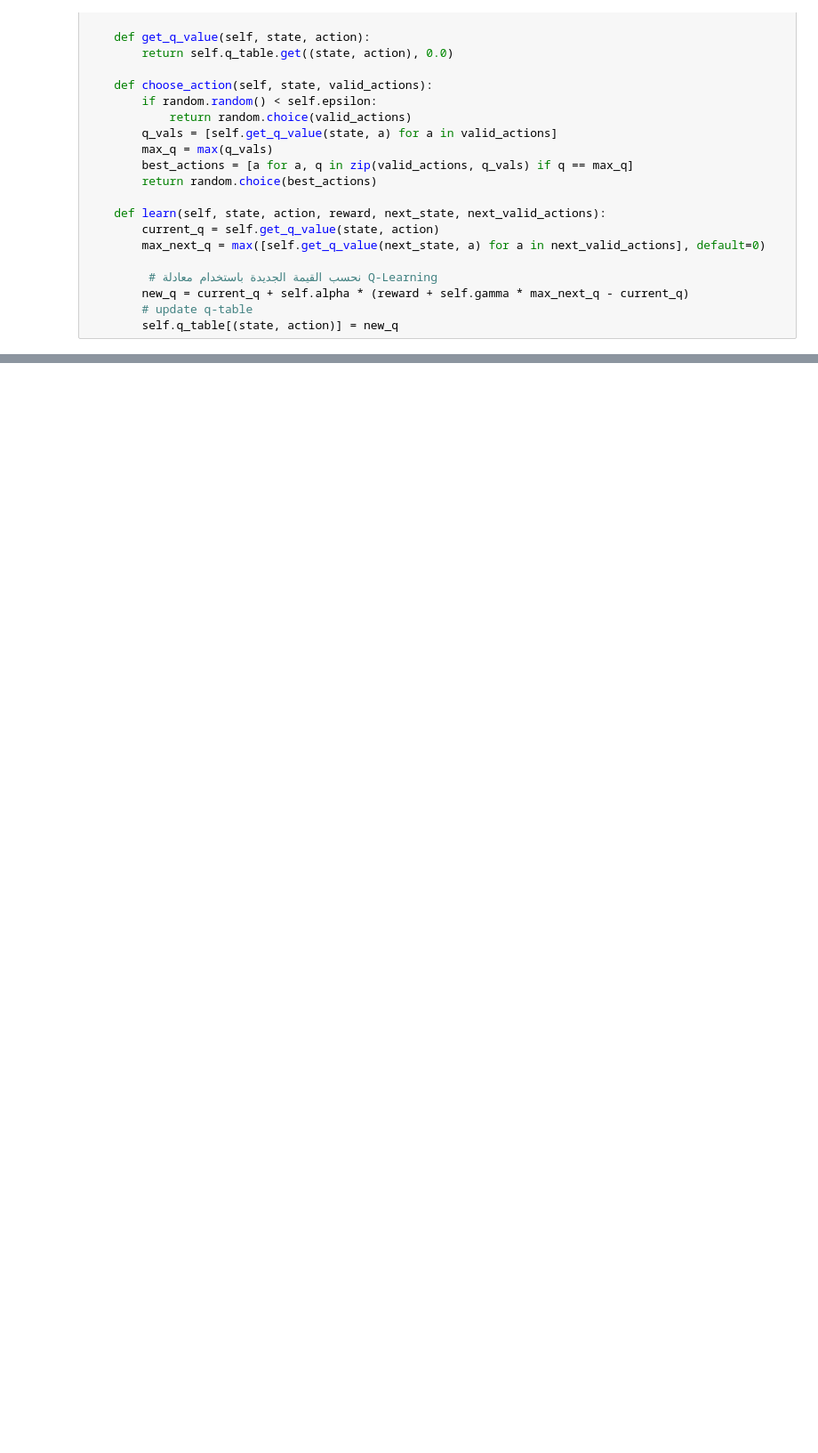
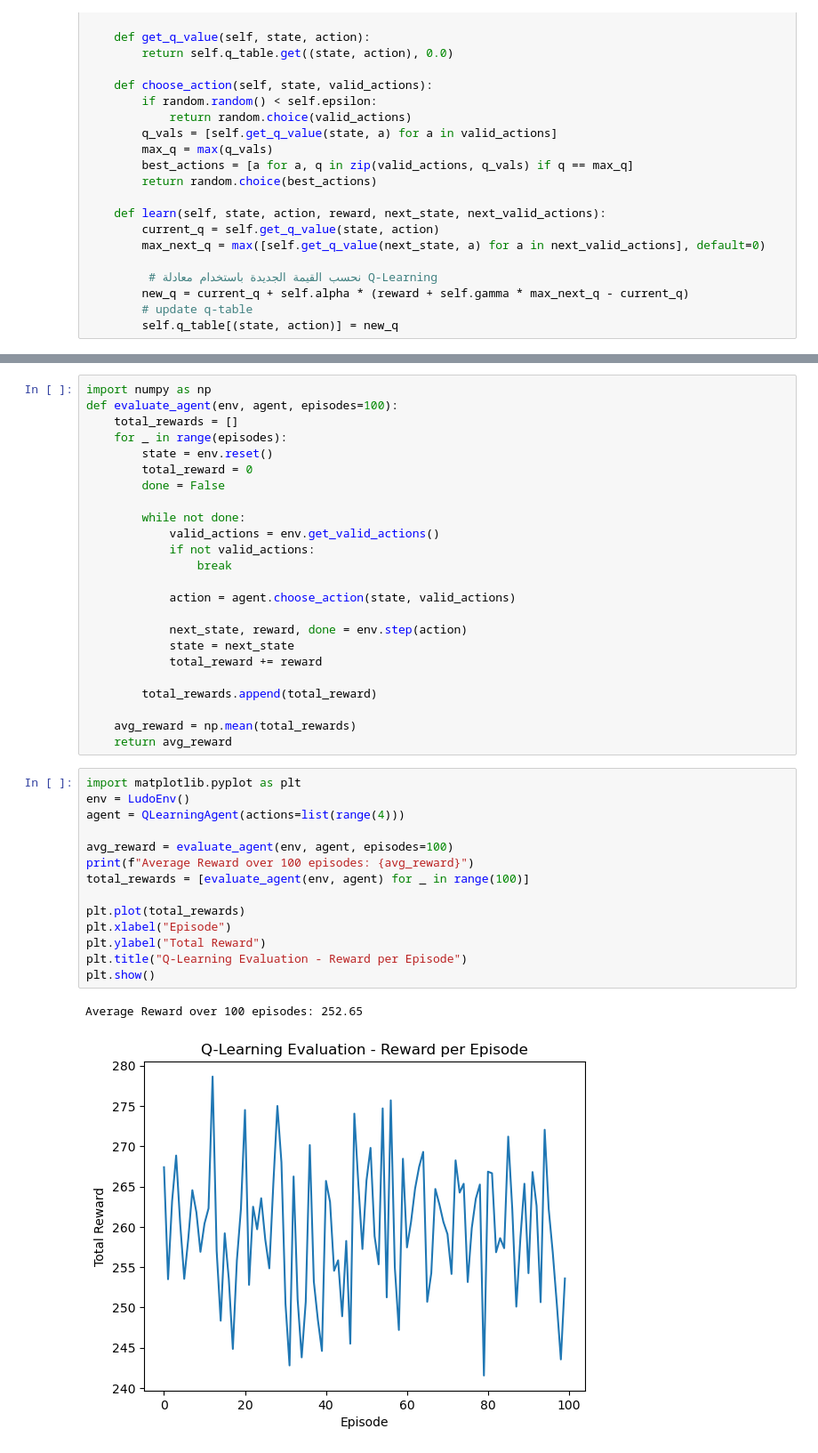
Before and after one commit to NadaMansour20/Ludo_game, a Jupyter notebook: ludo-game-q (1).ipynb, the cells around one changed output, grey strips where cells are left out. Shown at 89% size. Cells and saved outputs as stored; diff of their text form; blank space fills up the shorter version.

```diff
--- a/ludo-game-q (1).ipynb
+++ b/ludo-game-q (1).ipynb
@@ -145,0 +146,41 @@ Rewards per episode:  [335, 190, 345, 250, 245, 320, 225, 300, 210, 215, 210, 30
+# %%
+import numpy as np
+def evaluate_agent(env, agent, episodes=100):
+    total_rewards = []
+    for _ in range(episodes):
+        state = env.reset()
+        total_reward = 0
+        done = False
+
+        while not done:
+            valid_actions = env.get_valid_actions()
+            if not valid_actions:
+                break
+
+            action = agent.choose_action(state, valid_actions)
+
+            next_state, reward, done = env.step(action)
+            state = next_state
+            total_reward += reward
+
+        total_rewards.append(total_reward)
+
+    avg_reward = np.mean(total_rewards)
+    return avg_reward
+# %%
+import matplotlib.pyplot as plt
+env = LudoEnv()
+agent = QLearningAgent(actions=list(range(4)))
+
+avg_reward = evaluate_agent(env, agent, episodes=100)
+print(f"Average Reward over 100 episodes: {avg_reward}")
+total_rewards = [evaluate_agent(env, agent) for _ in range(100)]
+
+plt.plot(total_rewards)
+plt.xlabel("Episode")
+plt.ylabel("Total Reward")
+plt.title("Q-Learning Evaluation - Reward per Episode")
+plt.show()
+# %% [output]
+Average Reward over 100 episodes: 252.65
+[figure, added]
```
Also changed, not shown: parts of 1 cell of this notebook.
